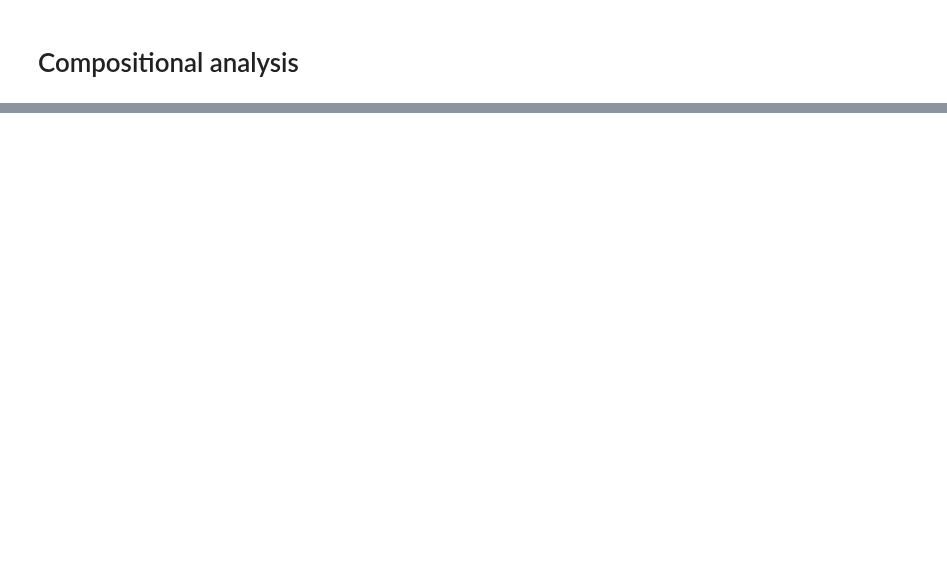
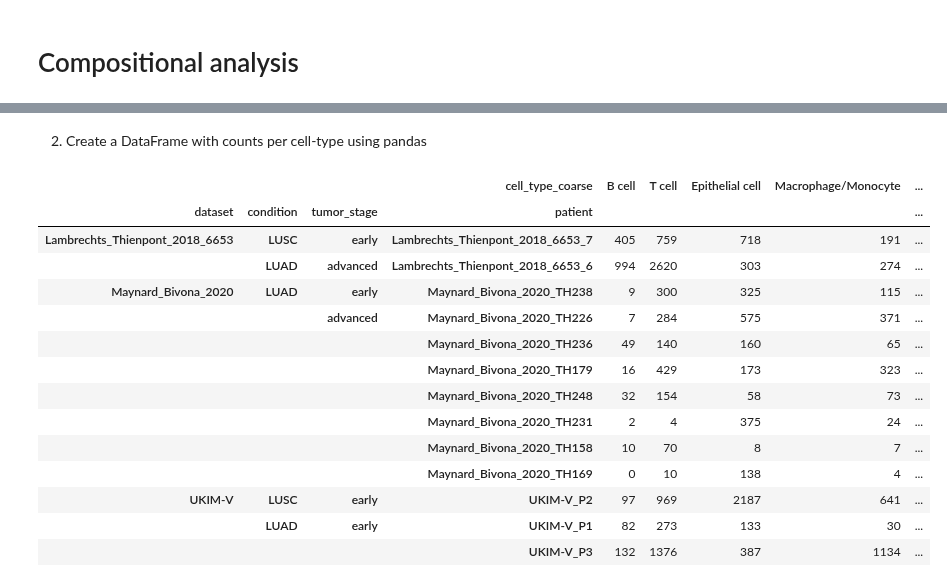
Before and after one commit to icbi-lab/atlas_protocol, a Jupyter notebook: docs/notebooks/09_compositional.ipynb, the cells around one changed output, grey strips where cells are left out. Cells and saved outputs as stored; diff of their text form; code cells hidden in the pictures; blank space fills up the shorter version.

```diff
--- a/docs/notebooks/09_compositional.ipynb
+++ b/docs/notebooks/09_compositional.ipynb
@@ -6,4 +50,4 @@ import scanpy as sc
 # %%
-input_adata = "../../data/input_data_zenodo/atlas-integrated-annotated.h5ad"
+adata_path = "../../data/input_data_zenodo/atlas-integrated-annotated.h5ad"
 # %%
-adata = sc.read_h5ad(input_adata)
+adata = sc.read_h5ad(adata_path)
@@ -30,0 +60,36 @@ alt.Chart(cell_type_fractions).encode(x="condition", y="frac", color="cell_type_
+# %%
+adata_subset = adata[
+    (adata.obs["origin"] == "tumor_primary") & adata.obs["condition"].isin(["LUAD", "LUSC"]),
+    :,
+]
+# %% [markdown]
+2. Create a DataFrame with counts per cell-type using pandas
+# %%
+cells_per_patient = (
+    adata_subset.obs.groupby(
+        # groupby needs to include all covariates of interest, the column with
+        # the biological replicate (patient) and the cell-type
+        ["dataset", "condition", "tumor_stage", "patient", "cell_type_coarse"],
+        observed=True,
+    )
+    .size()
+    .unstack(fill_value=0)
+)
+# %%
+cells_per_patient
+# %% [output]
+|  |  |  | cell_type_coarse | B cell | T cell | Epithelial cell | Macrophage/Monocyte | ... |
+| dataset | condition | tumor_stage | patient |  |  |  |  | ... |
+| Lambrechts_Thienpont_2018_6653 | LUSC | early | Lambrechts_Thienpont_2018_6653_7 | 405 | 759 | 718 | 191 | ... |
+|  | LUAD | advanced | Lambrechts_Thienpont_2018_6653_6 | 994 | 2620 | 303 | 274 | ... |
+| Maynard_Bivona_2020 | LUAD | early | Maynard_Bivona_2020_TH238 | 9 | 300 | 325 | 115 | ... |
+|  |  | advanced | Maynard_Bivona_2020_TH226 | 7 | 284 | 575 | 371 | ... |
+|  |  |  | Maynard_Bivona_2020_TH236 | 49 | 140 | 160 | 65 | ... |
+|  |  |  | Maynard_Bivona_2020_TH179 | 16 | 429 | 173 | 323 | ... |
+|  |  |  | Maynard_Bivona_2020_TH248 | 32 | 154 | 58 | 73 | ... |
+|  |  |  | Maynard_Bivona_2020_TH231 | 2 | 4 | 375 | 24 | ... |
+|  |  |  | Maynard_Bivona_2020_TH158 | 10 | 70 | 8 | 7 | ... |
+|  |  |  | Maynard_Bivona_2020_TH169 | 0 | 10 | 138 | 4 | ... |
+| UKIM-V | LUSC | early | UKIM-V_P2 | 97 | 969 | 2187 | 641 | ... |
+|  | LUAD | early | UKIM-V_P1 | 82 | 273 | 133 | 30 | ... |
+|  |  |  | UKIM-V_P3 | 132 | 1376 | 387 | 1134 | ... |
```
Also changed, not shown: parts of 29 cells of this notebook, 3 other files.
